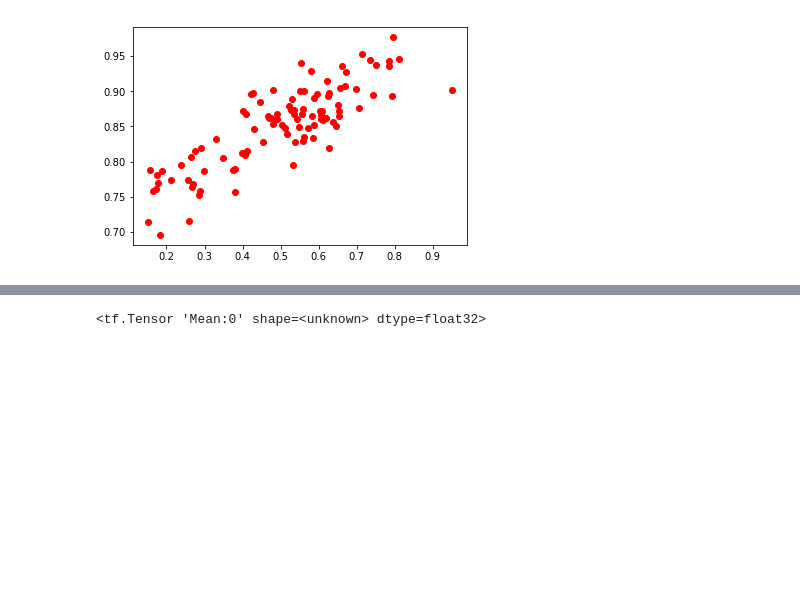
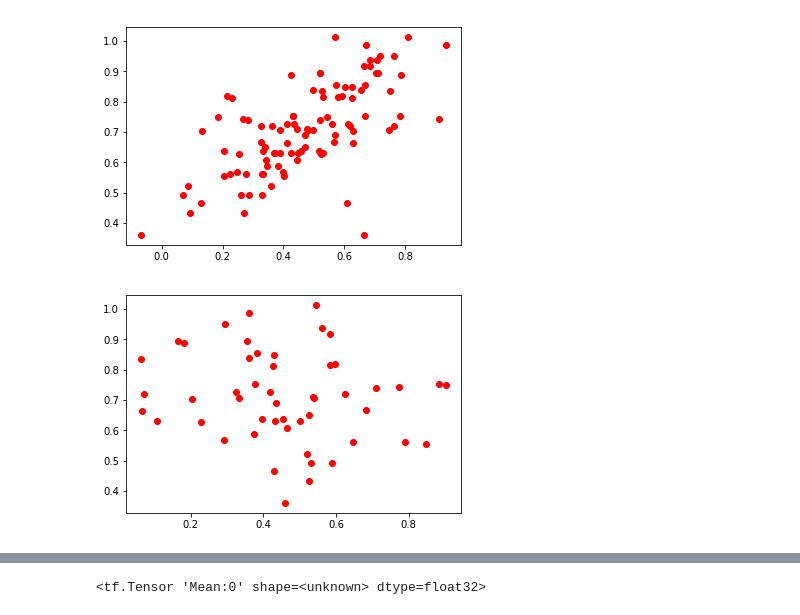
Before and after one commit to mangoicestar/tf-keras-tutorial, a Jupyter notebook: basic/20170609_大數據上課用的檔案2 (合成資料_簡單回歸_TF).ipynb, the cells around one changed output, grey strips where cells are left out. Saved outputs shown, nothing was run; the diff lists cells and outputs as text; code cells hidden in the pictures; blank space fills up the shorter version.

```diff
--- a/basic/20170609_大數據上課用的檔案2 (合成資料_簡單回歸_TF).ipynb
+++ b/basic/20170609_大數據上課用的檔案2 (合成資料_簡單回歸_TF).ipynb
@@ -5,15 +5,24 @@ import tensorflow as tf
 from tfdot import tfdot
 # %%
 #X
-train_x = np.random.normal(0.5, 0.2, 100)  #產生100個平均=0.5, 標準差=0.2的成績
+train_x1 = np.random.normal(0.5, 0.2, 50)  #產生100個平均=0.5, 標準差=0.2的成績
+train_x2 = np.random.normal(0.5, 0.2, 50)  #產生100個平均=0.5, 標準差=0.2的成績
+train_x3 = np.random.normal(0.5, 0.2, 50)  #產生100個平均=0.5, 標準差=0.2的成績
 #Y
 a = 0.3
 b = 0.7
-train_y = a*train_x+b+np.random.normal(0.0,0.03,100)
-plt.plot(train_x,train_y,'ro', label='inputdata')
+c = 0.1
+d=0.2
+train_y = a*train_x1+b*train_x2+c*train_x3+d+np.random.normal(0.0,0.03,50)
+plt.plot(train_x1,train_y,'ro', label='inputdata')
+
+plt.plot(train_x2,train_y,'ro', label='inputdata')
 plt.show()
+plt.plot(train_x3,train_y,'ro', label='inputdata')
+plt.show()
 # %% [output]
-[figure, old version]
+[figure, new version]
+[figure, added]
 # %%
 tf.reset_default_graph()
 # Training Data
```
Also changed, not shown: parts of 5 cells of this notebook, 10 other files.
